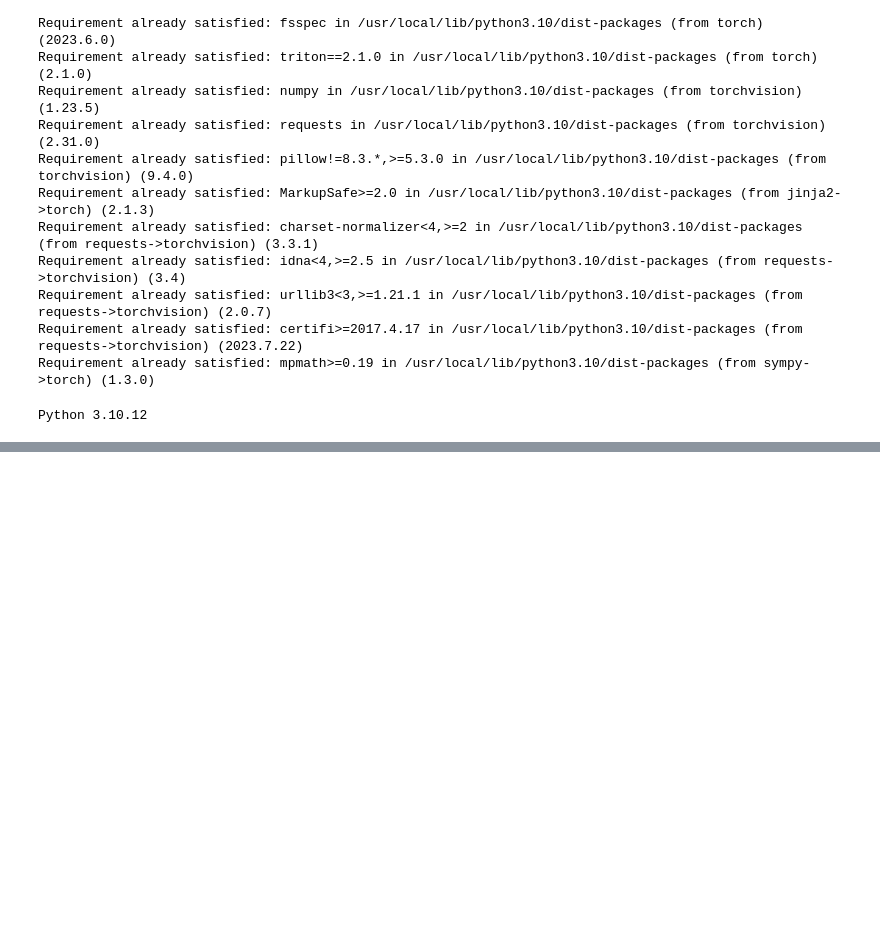
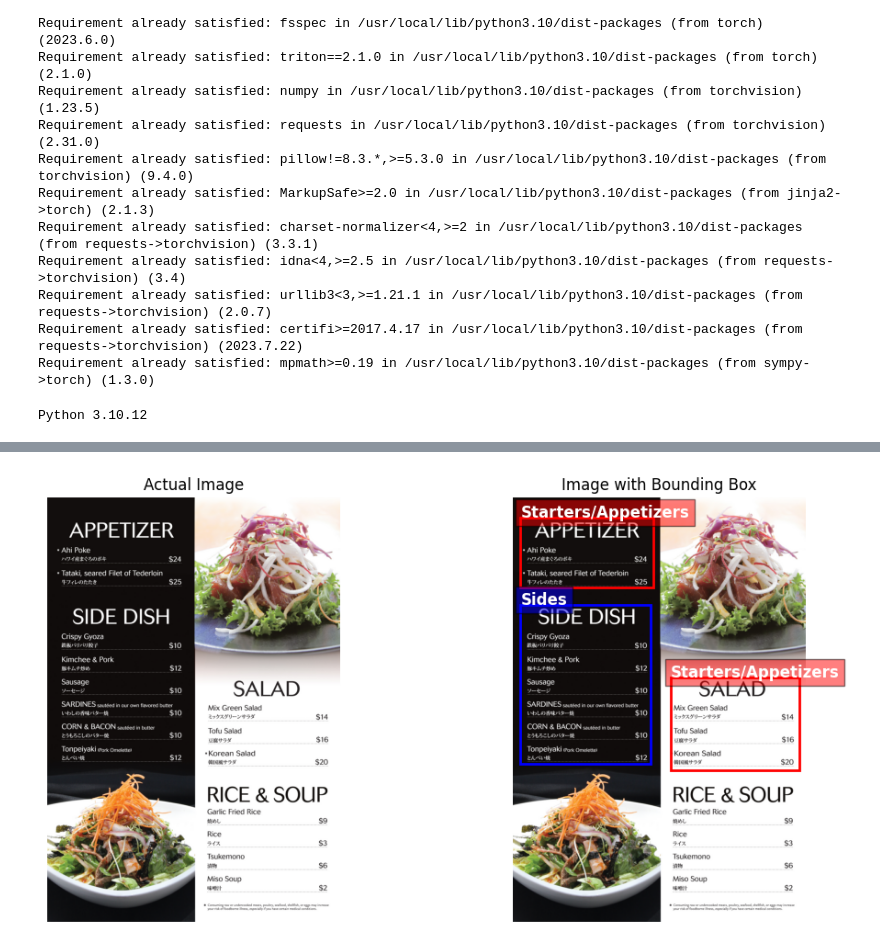
Before and after one commit to sushmitha047/image-segmentation-sam, a Jupyter notebook: SAM_tryout.ipynb, the cells around one changed output, grey strips where cells are left out. Drawn from its saved outputs; the diff is of its cells as text; code cells hidden in the pictures; blank space fills up the shorter version.

Commit message:
Updated notebook with labeled data in COCO format

```diff
--- a/SAM_tryout.ipynb
+++ b/SAM_tryout.ipynb
@@ -100,0 +197,11 @@ from PIL import Image
+# %%
+import json
+
+# Provide the path to the JSON file
+file_path = '/content/drive/MyDrive/Independent-study/SAM/cloalih5z052b070574fn3uny_coco_dataset.json'
+
+# Open the file and load its content
+with open(file_path, 'r') as f:
+    data = json.load(f)
+
+data
@@ -100,0 +307,38 @@ from PIL import Image
+# %%
+from PIL import Image
+import requests
+from io import BytesIO
+import matplotlib.pyplot as plt
+import matplotlib.patches as patches
+
+# Fetch the example image
+response = requests.get(example_image)
+img = Image.open(BytesIO(response.content))
+
+# Draw bounding boxes on the image
+fig, ax = plt.subplots(1, 2, figsize=(12, 6))
+
+# Display the actual image
+ax[0].imshow(img)
+ax[0].set_title('Actual Image')
+ax[0].axis('off')
+
+# Draw bounding boxes on the image
+ax[1].imshow(img)
+
+color_map = {'Starters/Appetizers': 'r', 'Main Courses': 'g', 'Sides': 'b', 'Desserts': 'c', 'Beverages/Drinks': 'm'}
+
+for label in example_labels:
+    bbox = label['bbox']
+    category = label['category']
+    x, y, width, height = map(int, bbox)
+    rect = patches.Rectangle((x, y), width, height, linewidth=2, edgecolor=color_map[category], facecolor='none')
+    ax[1].add_patch(rect)
+    ax[1].text(x, y, category, color='white', fontsize=12, weight='bold', bbox=dict(facecolor=color_map[category], alpha=0.5))
+
+ax[1].set_title('Image with Bounding Box')
+ax[1].axis('off')
+
+plt.show()
+# %% [output]
+[figure, added]
```
Also changed, not shown: parts of 21 cells of this notebook.
